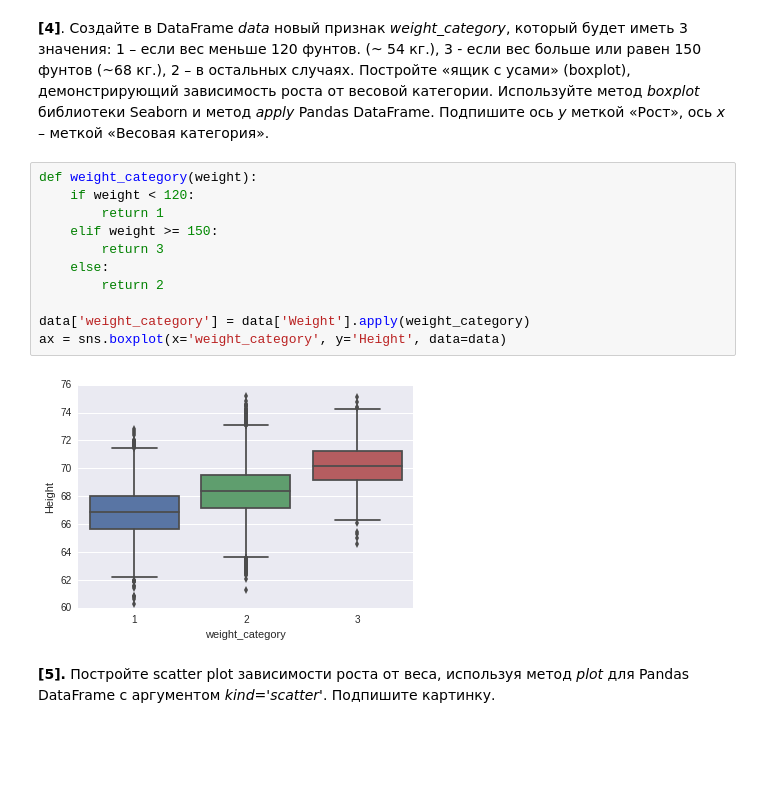
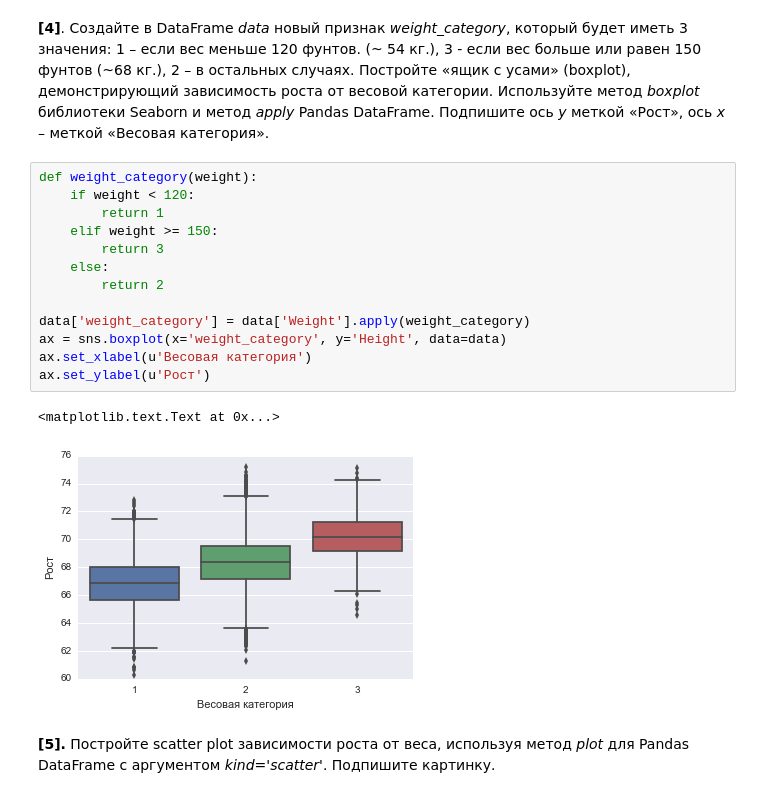
Before and after one commit to ElSacramento/ipython, a Jupyter notebook: peer_review_linreg_height_weight.ipynb, the cells around one changed output. Cells and saved outputs as stored; diff of their text form; blank space fills up the shorter version.

```diff
--- a/peer_review_linreg_height_weight.ipynb
+++ b/peer_review_linreg_height_weight.ipynb
@@ -89,16 +81,19 @@ sns.pairplot(data)
 # %%
 def weight_category(weight):
     if weight < 120:
         return 1
     elif weight >= 150:
         return 3
     else:
         return 2
 
 data['weight_category'] = data['Weight'].apply(weight_category)
 ax = sns.boxplot(x='weight_category', y='Height', data=data)
+ax.set_xlabel(u'Весовая категория')
+ax.set_ylabel(u'Рост')
 # %% [output]
+<matplotlib.text.Text at 0x...>
-[figure, old version]
+[figure, new version]
 # %% [markdown]
 **[5].** Постройте scatter plot зависимости роста от веса, используя метод *plot* для Pandas DataFrame с аргументом *kind='scatter'*. Подпишите картинку.
 # %%
```
Also changed, not shown: parts of 12 cells of this notebook, 1 other file.
